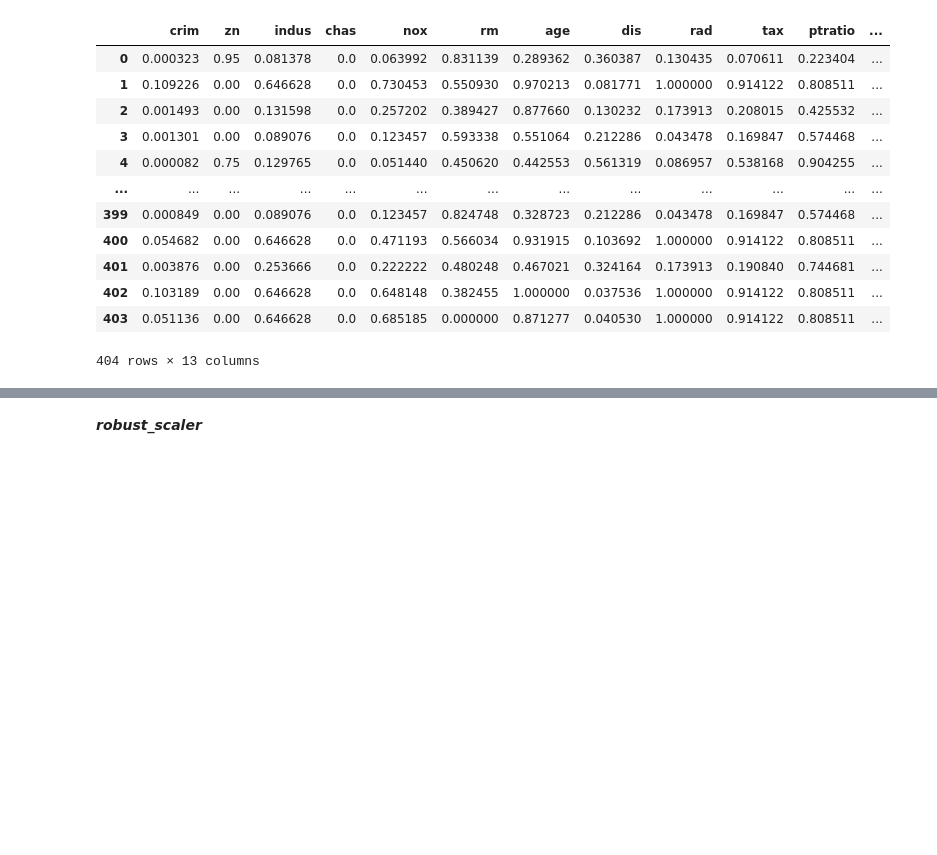
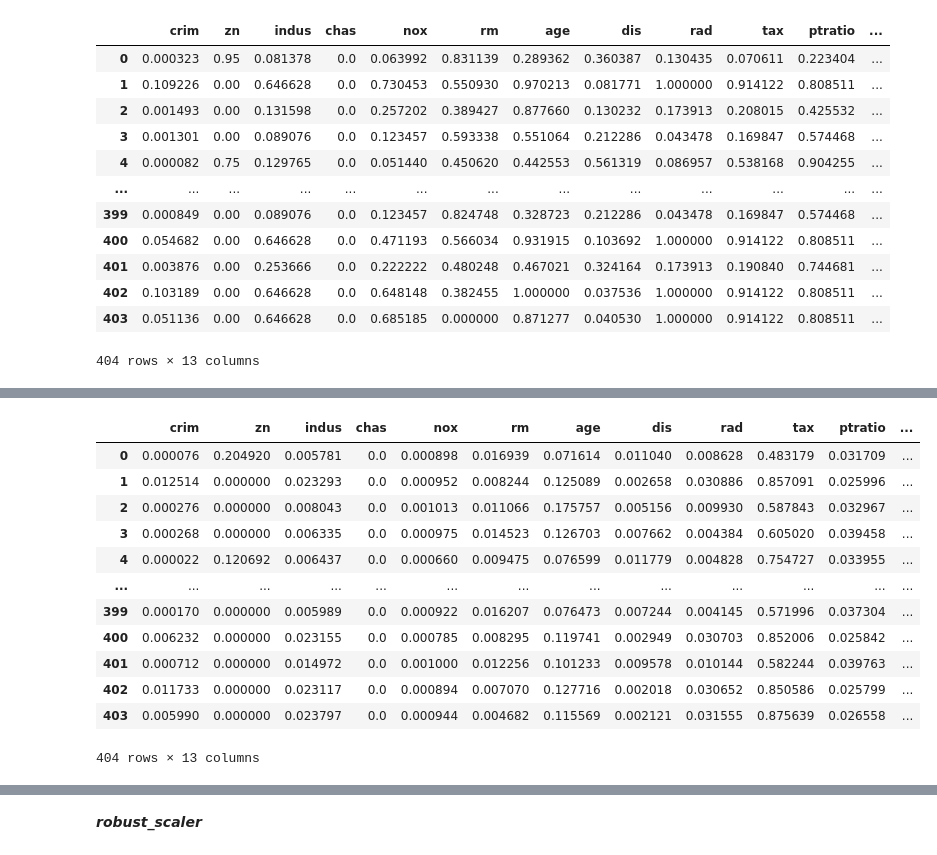
Before and after one commit to ns-m/data_analysis, a Jupyter notebook: Copy_of_Boston_sklearn_3.ipynb, the cells around one changed output, grey strips where cells are left out. Saved outputs shown, nothing was run; the diff lists cells and outputs as text; code cells hidden in the pictures; blank space fills up the shorter version.

```diff
--- a/Copy_of_Boston_sklearn_3.ipynb
+++ b/Copy_of_Boston_sklearn_3.ipynb
@@ -353,0 +420,19 @@ scaled_minmaxdf
+# %%
+normalizer_scaler =  Normalizer()
+scaled_normal = normalizer_scaler.fit_transform(X_train)
+scaled_normal_df = pd.DataFrame(scaled_normal, columns=X.columns)
+scaled_normal_df
+# %% [output]
+|  | crim | zn | indus | chas | nox | rm | age | dis | rad | tax | ptratio | ... |
+| 0 | 0.000076 | 0.204920 | 0.005781 | 0.0 | 0.000898 | 0.016939 | 0.071614 | 0.011040 | 0.008628 | 0.483179 | 0.031709 | ... |
+| 1 | 0.012514 | 0.000000 | 0.023293 | 0.0 | 0.000952 | 0.008244 | 0.125089 | 0.002658 | 0.030886 | 0.857091 | 0.025996 | ... |
+| 2 | 0.000276 | 0.000000 | 0.008043 | 0.0 | 0.001013 | 0.011066 | 0.175757 | 0.005156 | 0.009930 | 0.587843 | 0.032967 | ... |
+| 3 | 0.000268 | 0.000000 | 0.006335 | 0.0 | 0.000975 | 0.014523 | 0.126703 | 0.007662 | 0.004384 | 0.605020 | 0.039458 | ... |
+| 4 | 0.000022 | 0.120692 | 0.006437 | 0.0 | 0.000660 | 0.009475 | 0.076599 | 0.011779 | 0.004828 | 0.754727 | 0.033955 | ... |
+| ... | ... | ... | ... | ... | ... | ... | ... | ... | ... | ... | ... | ... |
+| 399 | 0.000170 | 0.000000 | 0.005989 | 0.0 | 0.000922 | 0.016207 | 0.076473 | 0.007244 | 0.004145 | 0.571996 | 0.037304 | ... |
+| 400 | 0.006232 | 0.000000 | 0.023155 | 0.0 | 0.000785 | 0.008295 | 0.119741 | 0.002949 | 0.030703 | 0.852006 | 0.025842 | ... |
+| 401 | 0.000712 | 0.000000 | 0.014972 | 0.0 | 0.001000 | 0.012256 | 0.101233 | 0.009578 | 0.010144 | 0.582244 | 0.039763 | ... |
+| 402 | 0.011733 | 0.000000 | 0.023117 | 0.0 | 0.000894 | 0.007070 | 0.127716 | 0.002018 | 0.030652 | 0.850586 | 0.025799 | ... |
+| 403 | 0.005990 | 0.000000 | 0.023797 | 0.0 | 0.000944 | 0.004682 | 0.115569 | 0.002121 | 0.031555 | 0.875639 | 0.026558 | ... |
+404 rows × 13 columns
```
Also changed, not shown: parts of 6 cells of this notebook.
